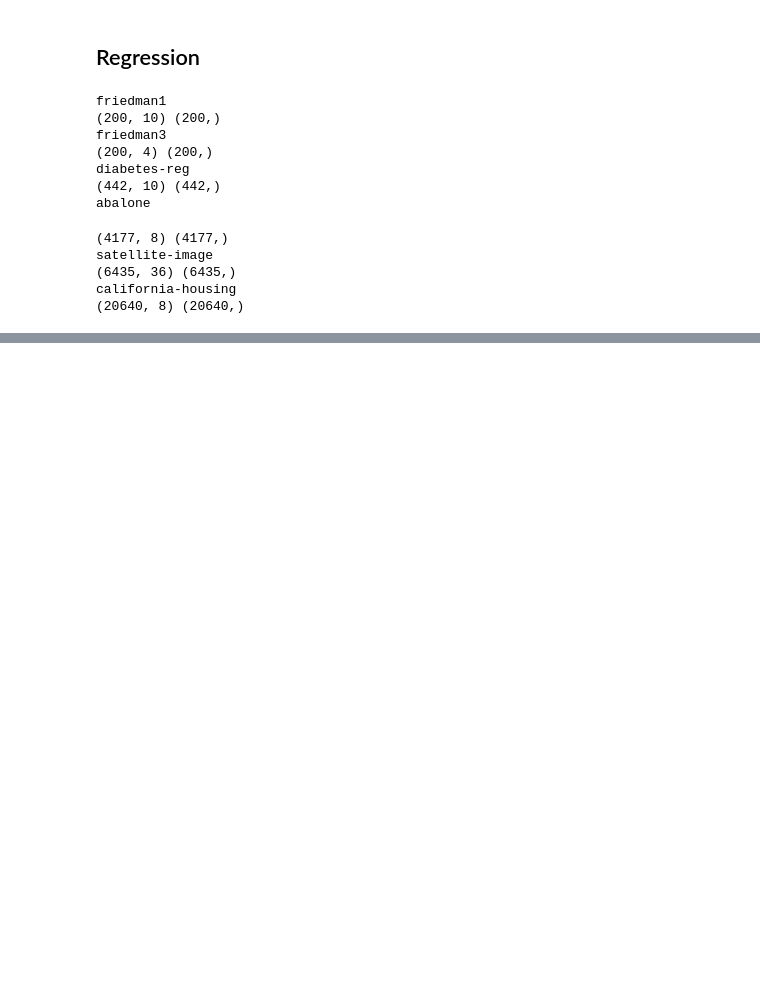
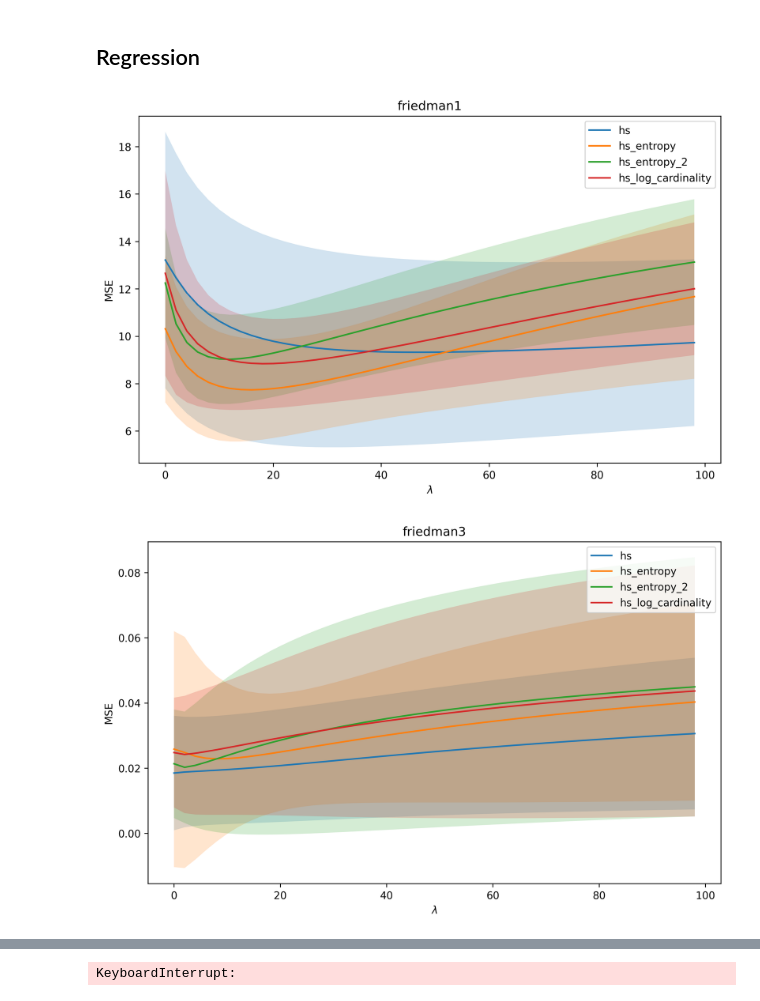
Before and after one commit to markusloecher/AugmentedHierarchicalShrinkage, a Jupyter notebook: arne/general_performance.ipynb, the cells around one changed output, grey strips where cells are left out. Drawn from its saved outputs; the diff is of its cells as text; code cells hidden in the pictures; blank space fills up the shorter version.

```diff
--- a/arne/general_performance.ipynb
+++ b/arne/general_performance.ipynb
@@ -59,21 +76,40 @@ reg_datasets = [
     ("satellite-image", "294_satellite_image", "pmlb"),
     ("california-housing", "california_housing", "sklearn")
 ]
-# %%
-for ds_name, id, source in reg_datasets:
-    print(ds_name)
-    X, y, feature_names = get_clean_dataset(id, data_source=source)
-    print(X.shape, y.shape)
-# %% [output]
-friedman1
-(200, 10) (200,)
-friedman3
-(200, 4) (200,)
-diabetes-reg
-(442, 10) (442,)
-abalone
-(4177, 8) (4177,)
-satellite-image
-(6435, 36) (6435,)
-california-housing
-(20640, 8) (20640,)
+# %%
+def compute_scores_single_fold_reg(train_index, test_index, X, y, lmbs, shrink_mode):
+    scores = []
+
+    clf = ShrinkageRegressor(shrink_mode=shrink_mode)
+    clf.fit(X[train_index], y[train_index])
+    for lmb in lmbs:
+        clf.set_shrink_params(X[train_index], shrink_mode=shrink_mode, lmb=lmb)
+        scores.append(mean_squared_error(y[test_index], clf.predict(X[test_index])))
+    return scores
+# %%
+lmbs = np.arange(0, 100, 2)
+for ds_name, id, source in reg_datasets:
+    X, y, feature_names = get_clean_dataset(id, data_source=source)
+    scores = {}
+    for shrink_mode in ["hs", "hs_entropy", "hs_entropy_2", "hs_log_cardinality"]:
+        cv = KFold(n_splits=10, shuffle=True)
+        results = Parallel(n_jobs=-1)(delayed(
+            compute_scores_single_fold_reg)(
+                train_index, test_index, X, y, lmbs, shrink_mode)
+                for train_index, test_index in cv.split(X))
+        scores[shrink_mode] = np.vstack(results)
+
+    plt.figure(figsize=(10, 6))
+    for key in scores:
+        avg = np.mean(scores[key], axis=0)
+        std = np.std(scores[key], axis=0)
+        plt.plot(lmbs, avg, label=key)
+        plt.fill_between(lmbs, avg-std, avg+std, alpha=0.2)
+    plt.legend()
+    plt.xlabel("$\lambda$")
+    plt.ylabel("MSE")
+    plt.title(ds_name)
+    plt.show()
+# %% [output]
+[figure, added]
+[figure, added]
@@ -79,0 +119 @@ california-housing
+KeyboardInterrupt:
```
Also changed, not shown: parts of 5 cells of this notebook, 3 other files.
